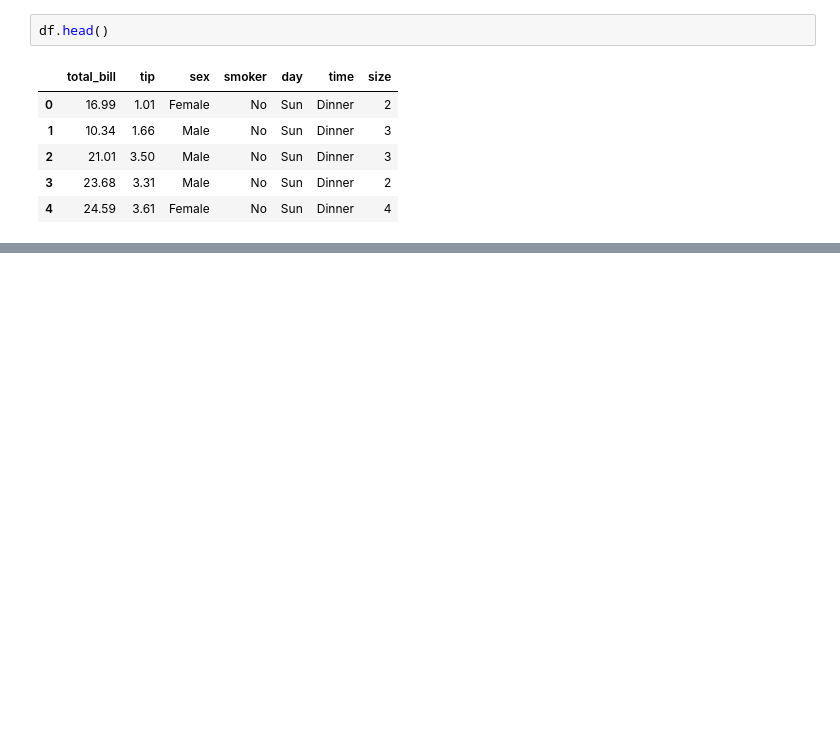
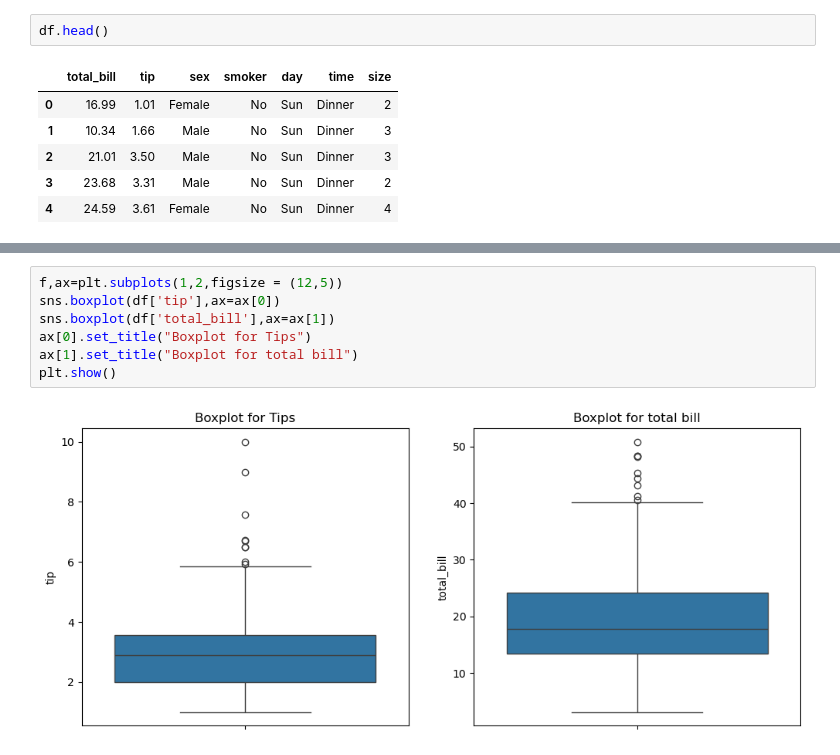
Before and after one commit to kamsaxel/Jupyter-Notebooks, a Jupyter notebook: tips.ipynb, the cells around one changed output, grey strips where cells are left out. Cells and saved outputs as stored; diff of their text form; blank space fills up the shorter version.

```diff
--- a/tips.ipynb
+++ b/tips.ipynb
@@ -178,0 +170,9 @@ https://gist.github.com/mwaskom/de44147ed2974457ad6372750bbe5751
+# %%
+f,ax=plt.subplots(1,2,figsize = (12,5))
+sns.boxplot(df['tip'],ax=ax[0])
+sns.boxplot(df['total_bill'],ax=ax[1])
+ax[0].set_title("Boxplot for Tips")
+ax[1].set_title("Boxplot for total bill")
+plt.show()
+# %% [output]
+[figure, added]
```
Also changed, not shown: parts of 38 cells of this notebook.
